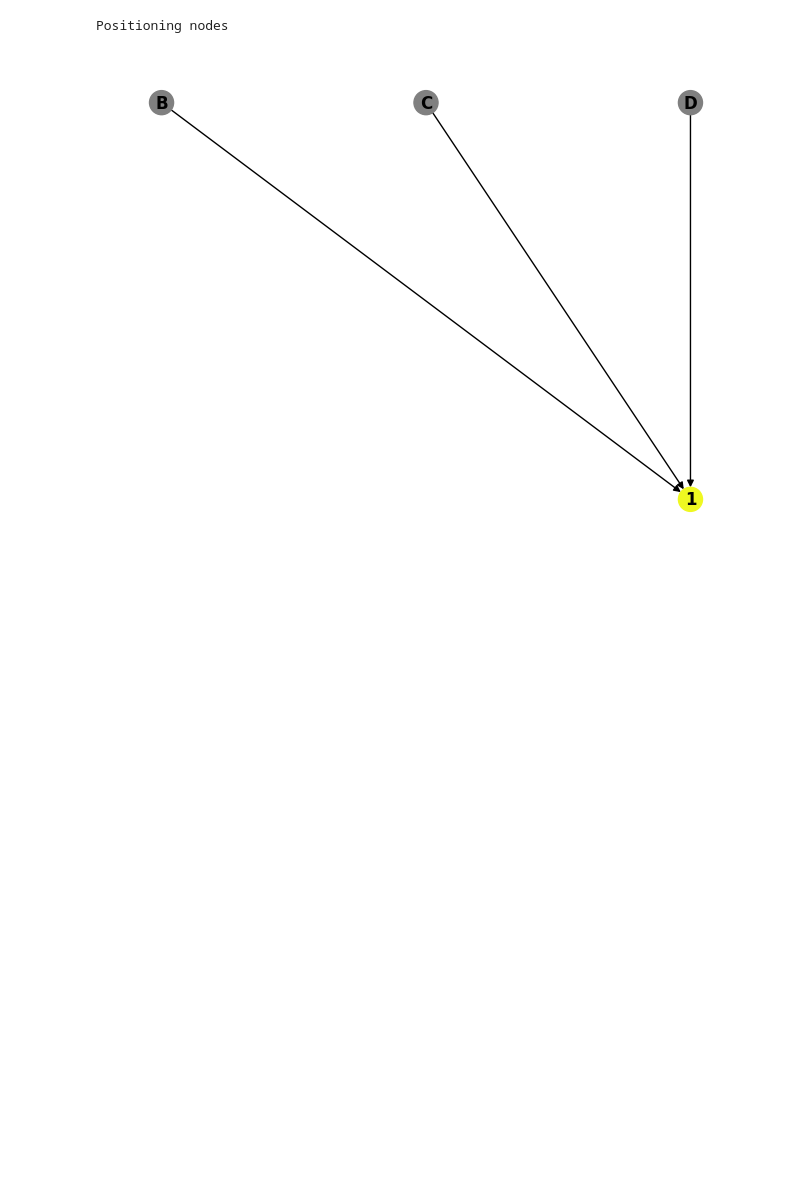
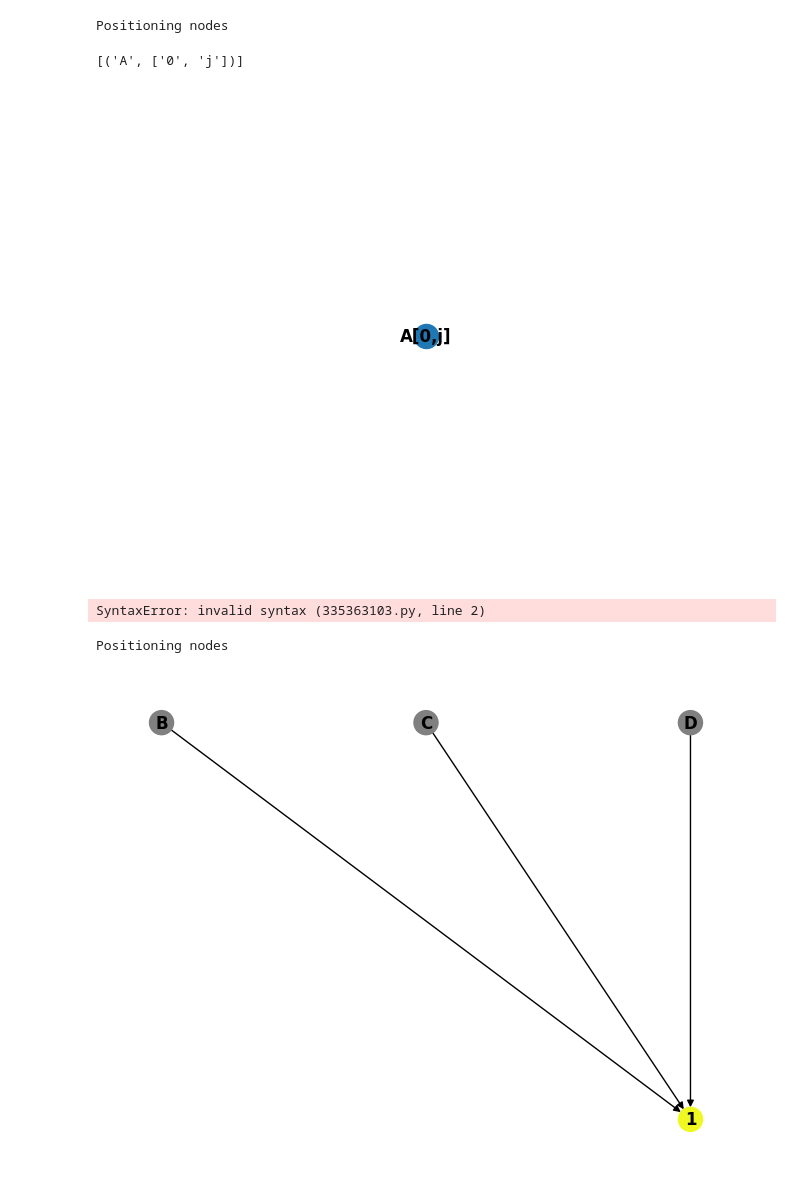
Before and after one commit to Helmholtz-AI-Energy/tensorcraft, a Jupyter notebook: notebooks/compiler_basics.ipynb, the cells around one changed output. Saved outputs shown, nothing was run; the diff lists cells and outputs as text; code cells hidden in the pictures; blank space fills up the shorter version.

```diff
--- a/notebooks/compiler_basics.ipynb
+++ b/notebooks/compiler_basics.ipynb
@@ -1 +44,14 @@
+# %%
+exp = 4
+tc.viz.draw_expression_graph(join_and_split_axis_program.tensor_expressions[exp])
+join_and_split_axis_program.tensor_expressions[exp].inputs
+# %% [output]
+Positioning nodes
+[('A', ['0', 'j'])]
+[figure, added]
+# %%
+A = np.random.rand(3, 4)
+B =
+# %% [output]
+SyntaxError: invalid syntax (335363103.py, line 2)
 # %%
```
Also changed, not shown: parts of 4 cells of this notebook, 5 other files.
